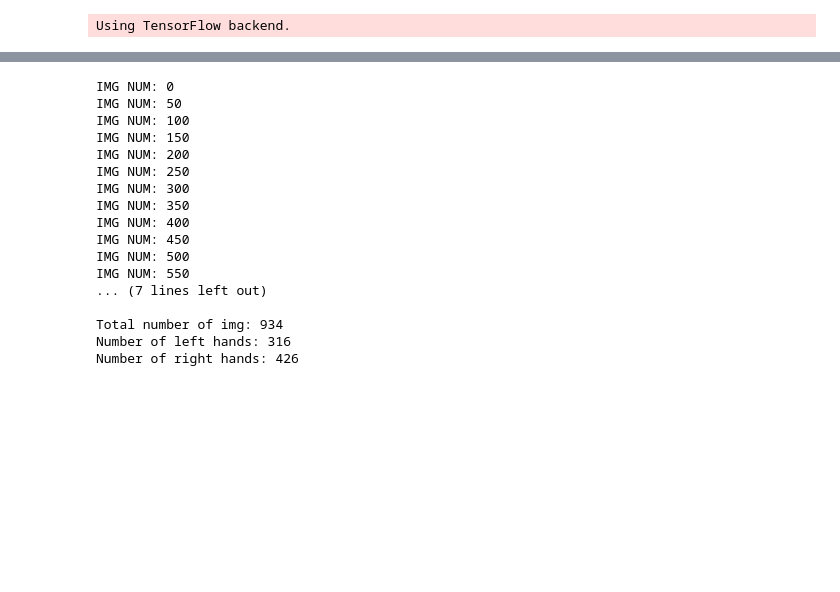
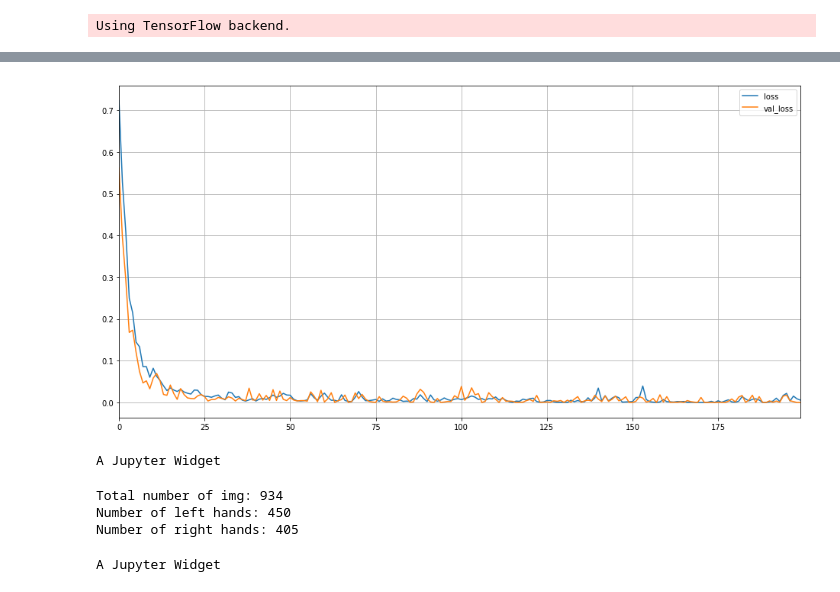
Before and after one commit to AdamovskiyAnatoliy/hand_identification, a Jupyter notebook: hand_identification.ipynb, the cells around one changed output, grey strips where cells are left out. Saved outputs shown, nothing was run; the diff lists cells and outputs as text; code cells hidden in the pictures; blank space fills up the shorter version.

```diff
--- a/hand_identification.ipynb
+++ b/hand_identification.ipynb
@@ -123,10 +145,16 @@ Epoch 10/10
+# %%
+df[['loss', 'val_loss']].plot(figsize=(16, 8))
+plt.grid(True);
+# %% [output]
+[figure, added]
 # %%
 mod_img = []
-value = (31, 31)
+value = (15, 15)
 l = 0
 left = 0
 right = 0
-for img in test_data:
+rand_img = np.random.randint(0, 30, (50, 50))
+for img in tqdm_notebook(test_data):
     blur = cv2.GaussianBlur(img, value, 0)
     _, thresh1 = cv2.threshold(blur, 127, 255,
                                cv2.THRESH_BINARY_INV + cv2.THRESH_OTSU)
@@ -136,11 +164,16 @@ for img in test_data:
     img_rect = img.copy()
     for i in contours:
         x, y, w, h = cv2.boundingRect(i)
-        if (x, y) == (0, 0) or w < 20 or  h < 20:
+        if (x, y) == (0, 0) or not 30 < w < 50 or not 30 < h < 50:
             continue
-        crop_img = img[y:y+h, x:x+w]
-        crop_img_resize = cv2.resize(crop_img.copy(), (50,50), interpolation=cv2.INTER_AREA)
-        pred = np.round(model.predict(crop_img_resize.reshape(-1,50, 50,1)))
+
+        x_plus = (50 - w) // 2
+        y_plus = (50 - h) // 2
+
+        crop_img = np.copy(rand_img)
+        crop_img[y_plus:h+y_plus, x_plus:w+x_plus] = img[y:y+h, x:x+w]
+        pred = np.round(model.predict(crop_img.reshape(-1,50, 50,1)))
+
         if np.all(pred == np.array([[0., 1., 0.]])):
             img_rect = cv2.rectangle(img_rect, (x,y), (x+w,y+h),255,1)
             img_rect = cv2.putText(img_rect.copy(),
@@ -155,31 +188,18 @@ for img in test_data:
                                         (x,y-1),
                                         cv2.FONT_HERSHEY_SIMPLEX, 0.4,255)
             right += 1
+
+
     mod_img.append(img_rect)
-    if l % 50 == 0:
-        print('IMG NUM: {}'.format(l))
     l += 1
 print('\nTotal number of img: {}'.format(l))
 print('Number of left hands: {}'.format(left))
 print('Number of right hands: {}'.format(right))
 # %% [output]
-IMG NUM: 0
-IMG NUM: 50
-IMG NUM: 100
-IMG NUM: 150
-IMG NUM: 200
-IMG NUM: 250
-IMG NUM: 300
-IMG NUM: 350
-IMG NUM: 400
-IMG NUM: 450
-IMG NUM: 500
-IMG NUM: 550
-... (7 lines left out)
-
-Total number of img: 934
-Number of left hands: 316
-Number of right hands: 426
+A Jupyter Widget
+Total number of img: 934
+Number of left hands: 450
+Number of right hands: 405
 # %%
 name_dir = 'updated_img'
 # %%
@@ -187,5 +207,7 @@ os.mkdir(name_dir)
 # %%
 os.chdir(name_dir)
 # %%
-for i in range(len(mod_img)):
+for i in tqdm_notebook(range(len(mod_img))):
     plt.imsave(str(i)+'.png', mod_img[i], cmap='gray')
+# %% [output]
+A Jupyter Widget
```
Also changed, not shown: parts of 8 cells of this notebook, 2 other files.
